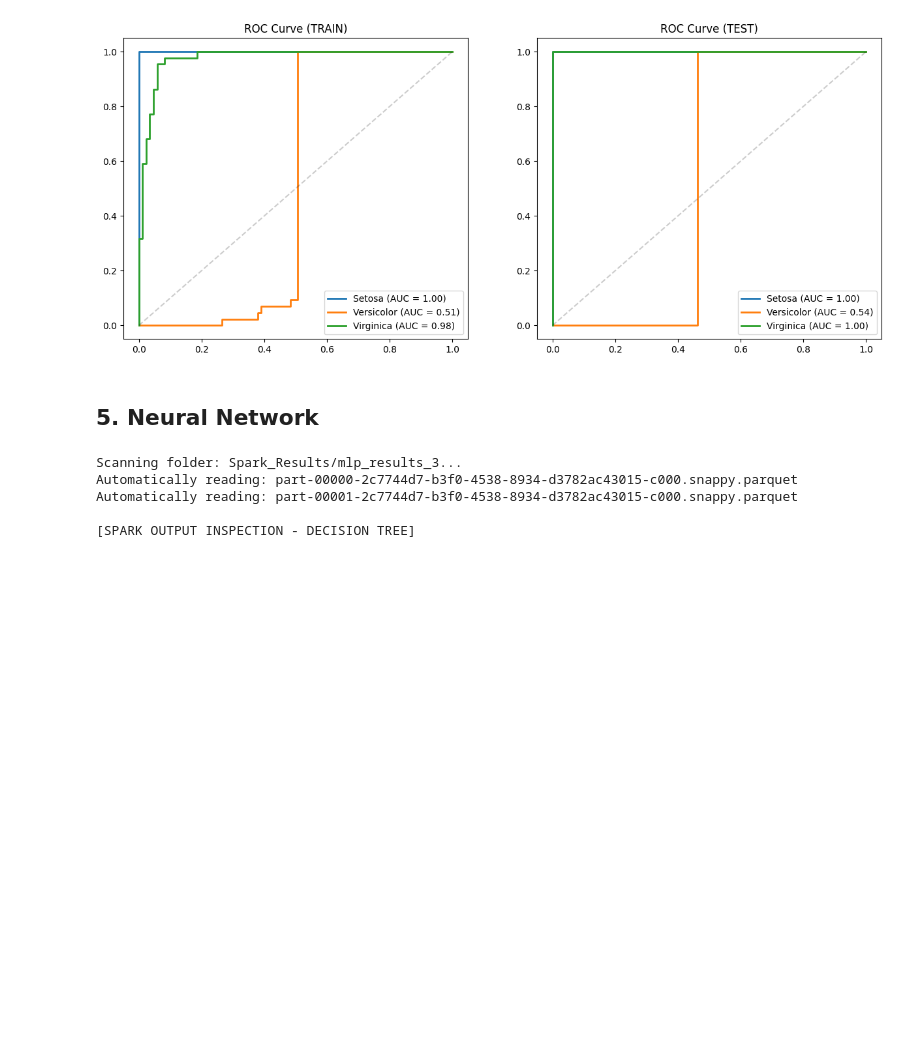
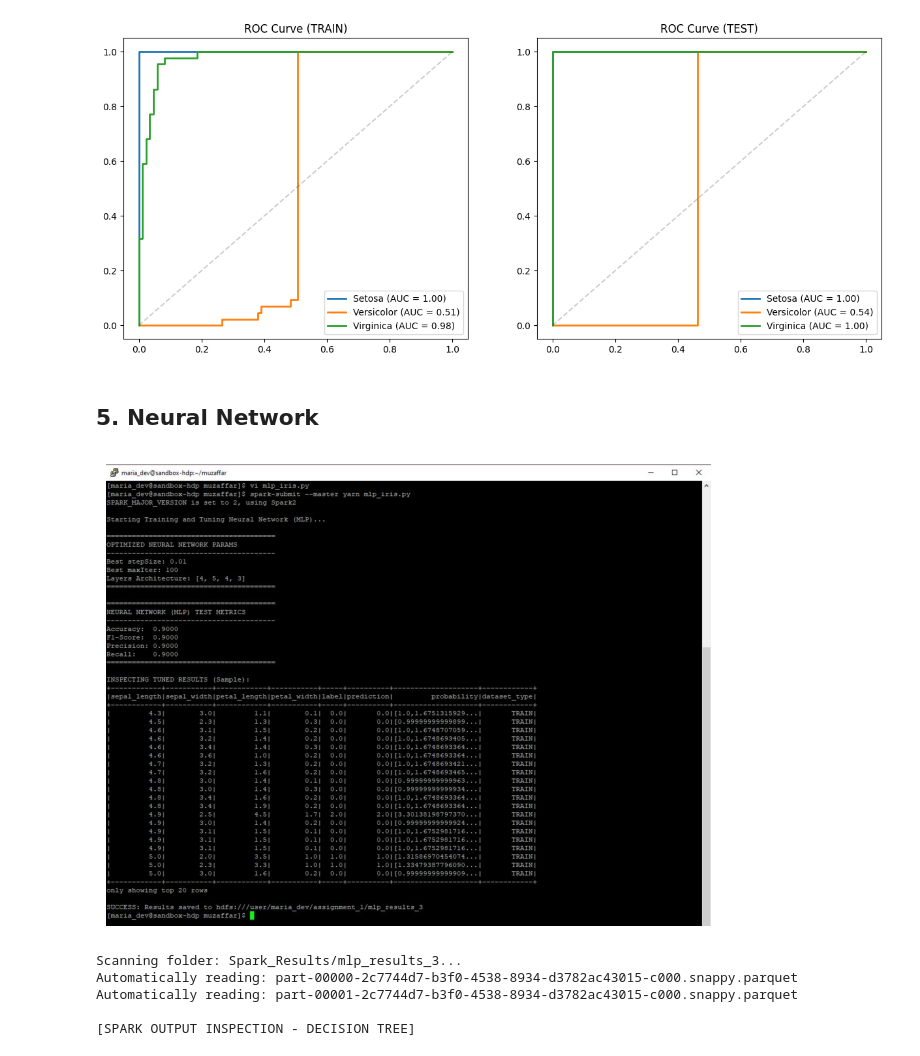
Before and after one commit to muzaffarizamuddin/P166246_Iris_Spark_STQD6324, a Jupyter notebook: Assignment01_Iris_Starter.ipynb, the cells around one changed output. Drawn from its saved outputs; the diff is of its cells as text; code cells hidden in the pictures; blank space fills up the shorter version.

```diff
--- a/Assignment01_Iris_Starter.ipynb
+++ b/Assignment01_Iris_Starter.ipynb
@@ -397,7 +397,9 @@ Recall:    0.7143
 # %% [markdown]
 ## 5. Neural Network
 # %%
-show_github_img("images/mlp_results_3.JPG")
+show_github_img("images/mlp_result_3.JPG")
+# %% [output]
+[figure, added]
 # %%
 # 1. Config
 species_labels = ['Setosa', 'Versicolor', 'Virginica']
```
Also changed, not shown: parts of 7 cells of this notebook.
